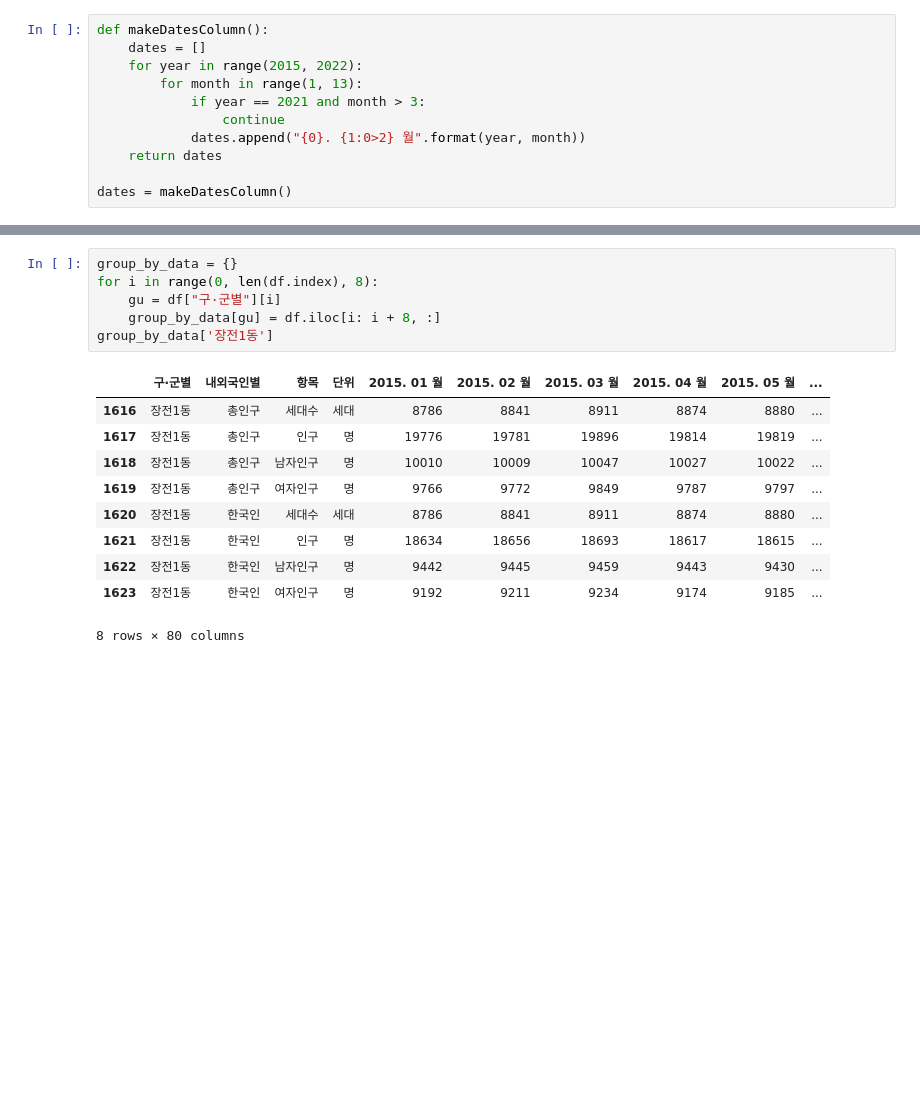
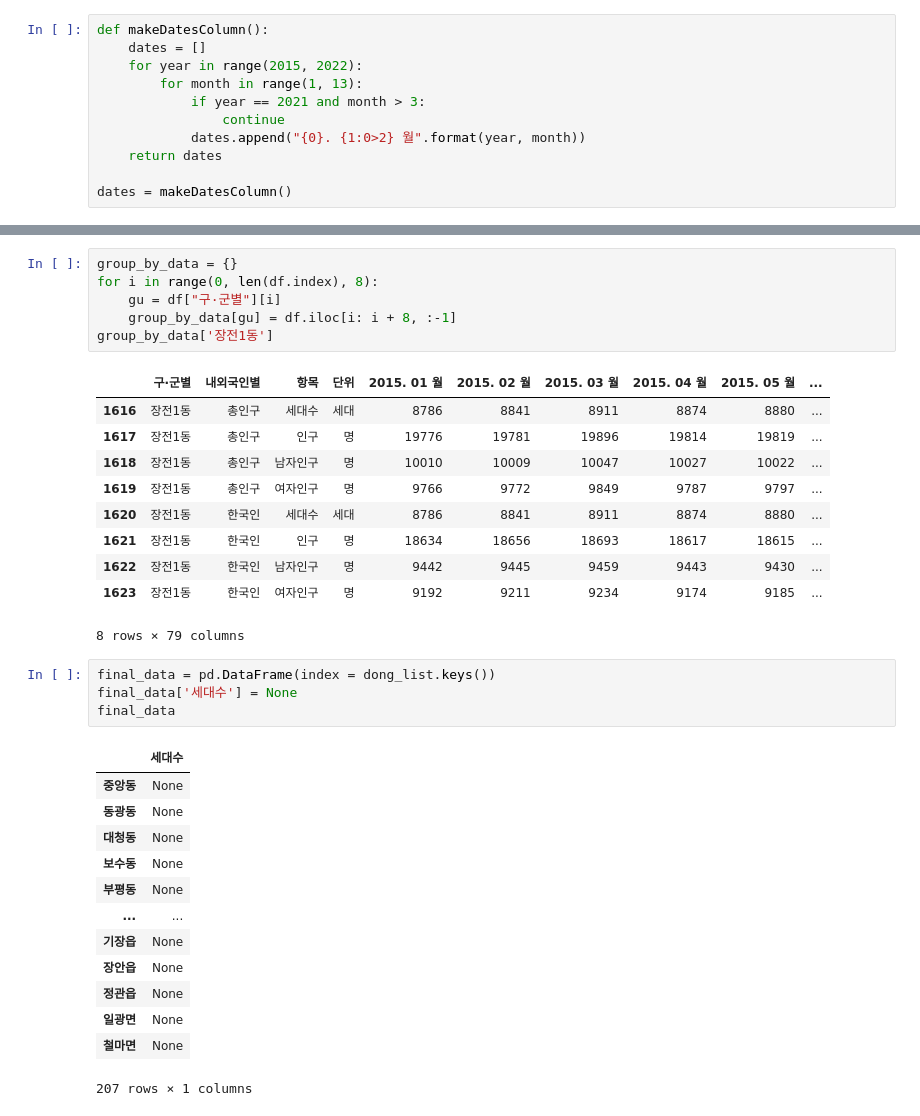
Before and after one commit to ellynhan/marketAnalysis, a Jupyter notebook: createFinalData/create_final_data.ipynb, the cells around one changed output, grey strips where cells are left out. Saved outputs shown, nothing was run; the diff lists cells and outputs as text; blank space fills up the shorter version.

```diff
--- a/DataAnalysis/부산시_인구분석_new.ipynb
+++ b/createFinalData/create_final_data.ipynb
@@ -50,7 +50,7 @@ print(df['구·군별'].value_counts().index.to_list())
 group_by_data = {}
 for i in range(0, len(df.index), 8):
     gu = df["구·군별"][i]
-    group_by_data[gu] = df.iloc[i: i + 8, :]
+    group_by_data[gu] = df.iloc[i: i + 8, :-1]
 group_by_data['장전1동']
 # %% [output]
 |  | 구·군별 | 내외국인별 | 항목 | 단위 | 2015. 01 월 | 2015. 02 월 | 2015. 03 월 | 2015. 04 월 | 2015. 05 월 | ... |
@@ -62,7 +62,25 @@ group_by_data['장전1동']
 | 1621 | 장전1동 | 한국인 | 인구 | 명 | 18634 | 18656 | 18693 | 18617 | 18615 | ... |
 | 1622 | 장전1동 | 한국인 | 남자인구 | 명 | 9442 | 9445 | 9459 | 9443 | 9430 | ... |
 | 1623 | 장전1동 | 한국인 | 여자인구 | 명 | 9192 | 9211 | 9234 | 9174 | 9185 | ... |
-8 rows × 80 columns
+8 rows × 79 columns
+# %%
+final_data = pd.DataFrame(index = dong_list.keys())
+final_data['세대수'] = None
+final_data
+# %% [output]
+|  | 세대수 |
+| 중앙동 | None |
+| 동광동 | None |
+| 대청동 | None |
+| 보수동 | None |
+| 부평동 | None |
+| ... | ... |
+| 기장읍 | None |
+| 장안읍 | None |
+| 정관읍 | None |
+| 일광면 | None |
+| 철마면 | None |
+207 rows × 1 columns
 # %%
 from sklearn.linear_model import LinearRegression
 predictDate = 202105
```
Also changed, not shown: parts of 8 cells of this notebook, 2 other files.
